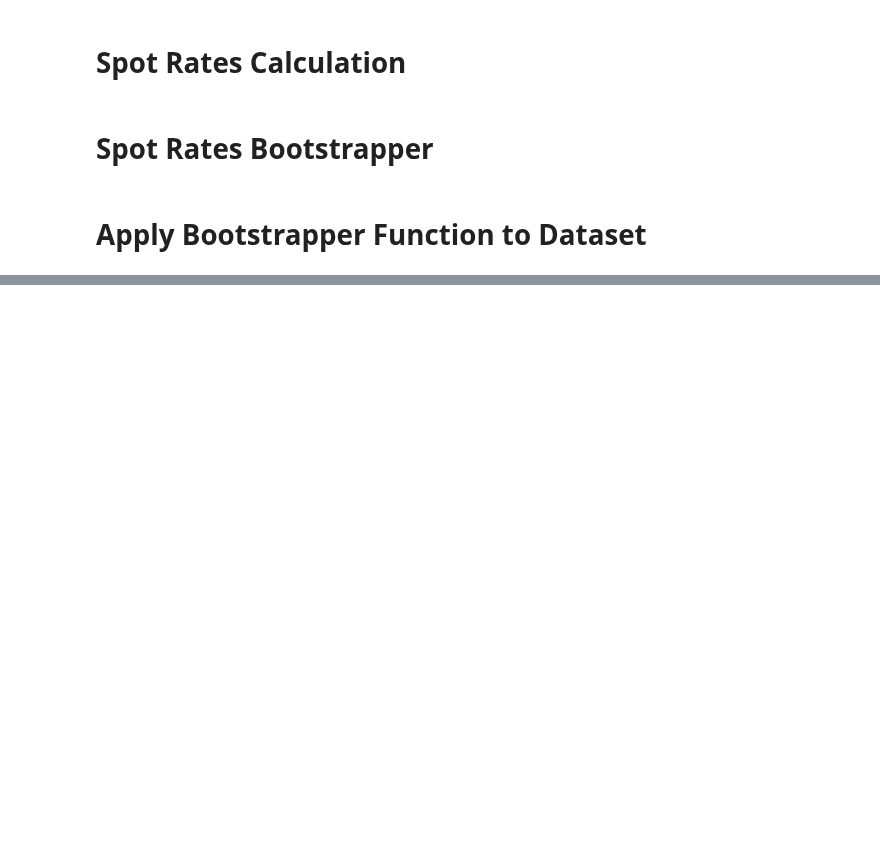
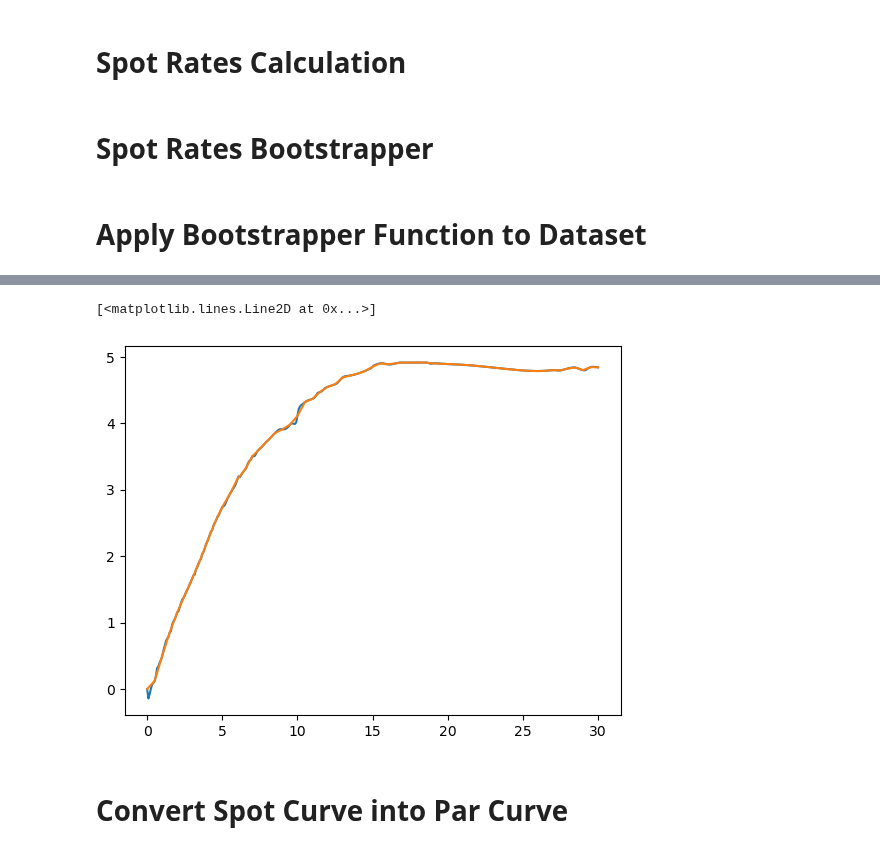
Before and after one commit to vittoriomanfriani/Fundamental-Factor-Model-for-Rates, a Jupyter notebook: Yield Curve Construction.ipynb, the cells around one changed output, grey strips where cells are left out. Cells and saved outputs as stored; diff of their text form; code cells hidden in the pictures; blank space fills up the shorter version.

```diff
--- a/Yield Curve Construction.ipynb
+++ b/Yield Curve Construction.ipynb
@@ -186,0 +281,11 @@ KeyboardInterrupt:
+# %%
+# Filter to get regular maturities intervals to compute smooth par corve
+zero_curve_filt = zero_curve_df.loc[zero_curve_df['Maturities'] % 0.5 == 0]
+# %%
+plt.plot(zero_curve_df.loc['2010-01-01', 'Maturities'], zero_curve_df.loc['2010-01-01','Curve'])
+plt.plot(zero_curve_filt.loc['2010-01-01', 'Maturities'], zero_curve_filt.loc['2010-01-01','Curve'])
+# %% [output]
+[<matplotlib.lines.Line2D at 0x...>]
+[figure, added]
+# %% [markdown]
+# Convert Spot Curve into Par Curve
```
Also changed, not shown: parts of 44 cells of this notebook, 14 other files.
